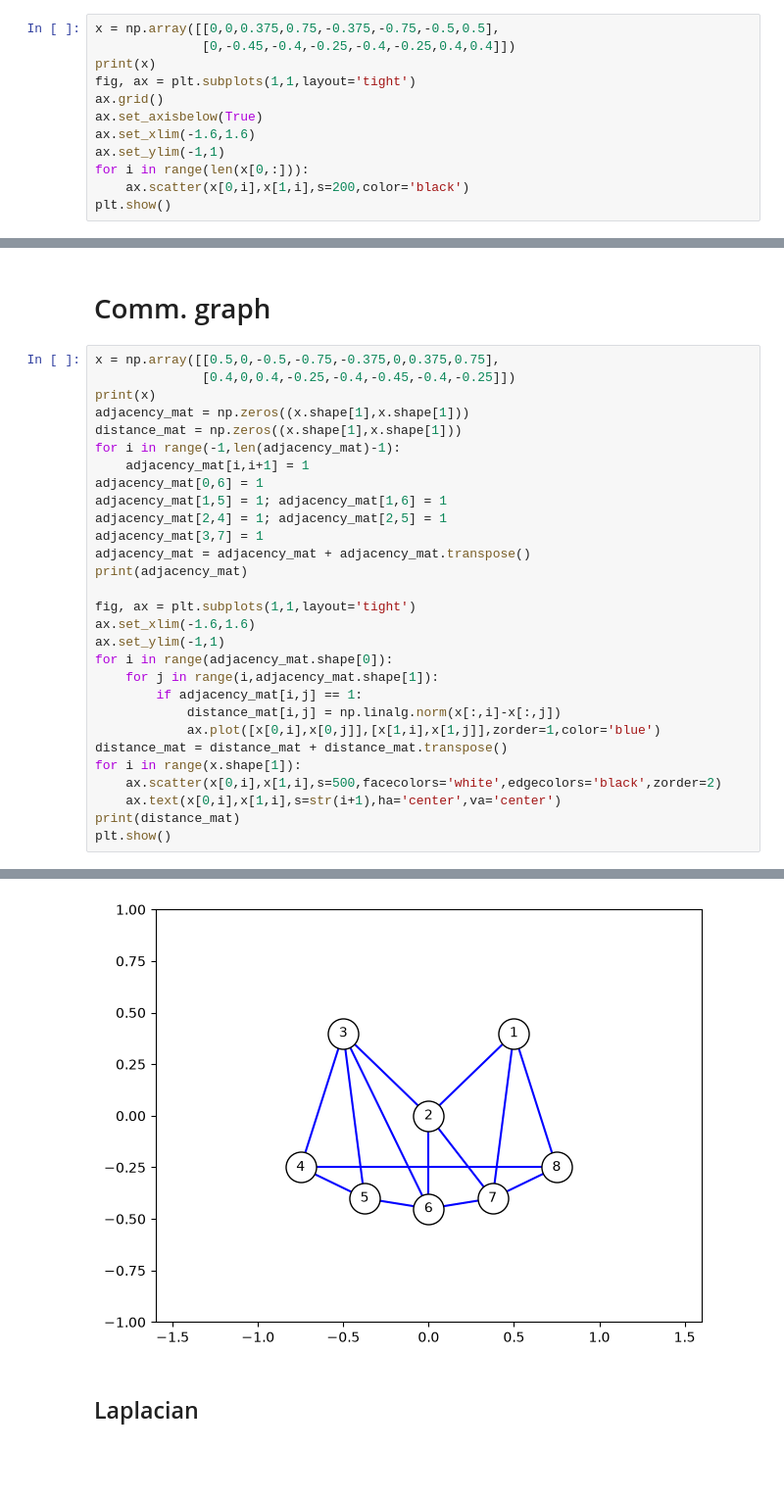
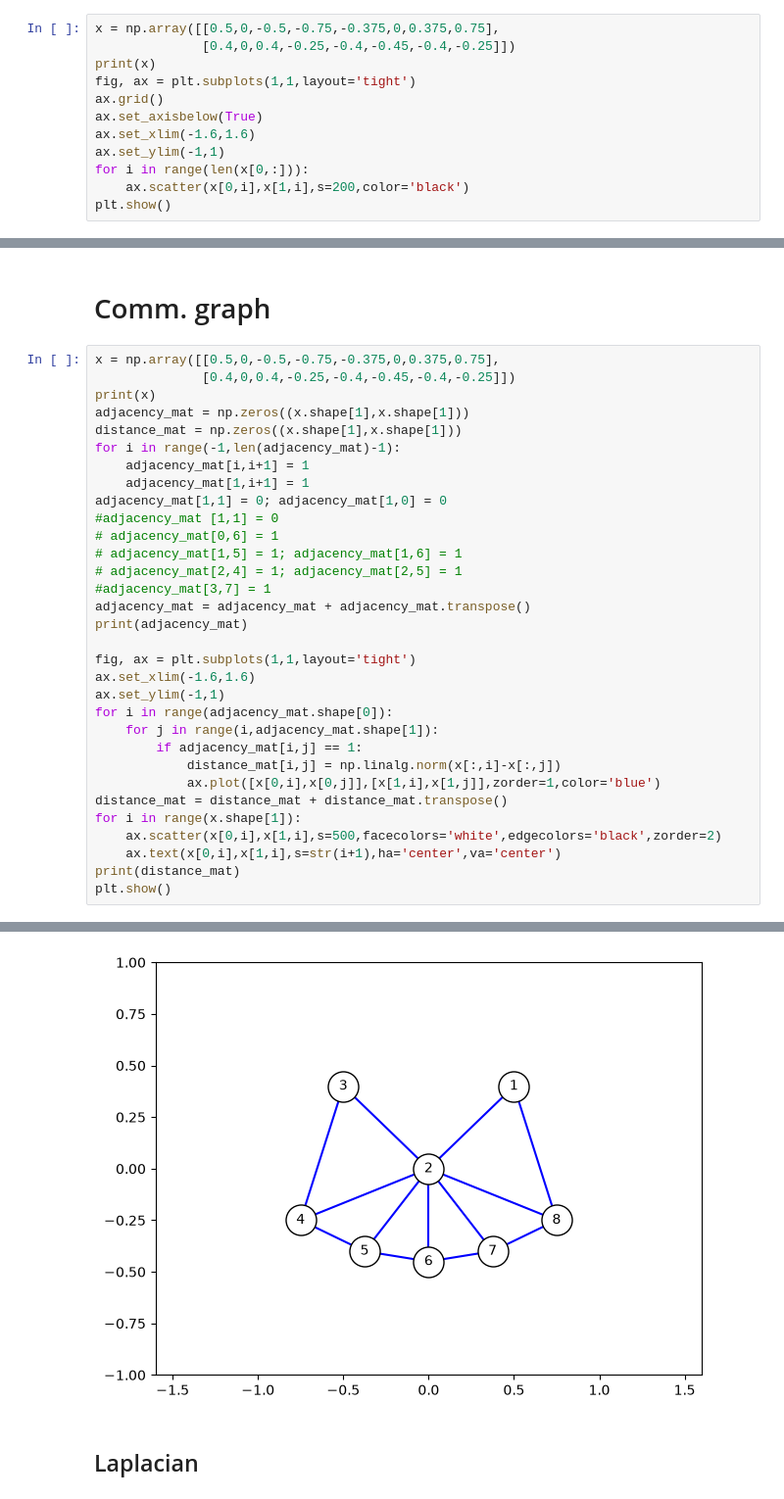
Before and after one commit to arunv54/MAE6870_hw3, a Jupyter notebook: bin/formation_a.ipynb, the cells around one changed output, grey strips where cells are left out. Shown at 98% size. Cells and saved outputs as stored; diff of their text form; blank space fills up the shorter version.

```diff
--- a/bin/formation_a.ipynb
+++ b/bin/formation_a.ipynb
@@ -4,8 +4,8 @@ import matplotlib.pyplot as plt
 # %% [markdown]
 # Formation plot
 # %%
-x = np.array([[0,0,0.375,0.75,-0.375,-0.75,-0.5,0.5],
-              [0,-0.45,-0.4,-0.25,-0.4,-0.25,0.4,0.4]])
+x = np.array([[0.5,0,-0.5,-0.75,-0.375,0,0.375,0.75],
+              [0.4,0,0.4,-0.25,-0.4,-0.45,-0.4,-0.25]])
 print(x)
 fig, ax = plt.subplots(1,1,layout='tight')
 ax.grid()
@@ -29,10 +29,13 @@ adjacency_mat = np.zeros((x.shape[1],x.shape[1]))
 distance_mat = np.zeros((x.shape[1],x.shape[1]))
 for i in range(-1,len(adjacency_mat)-1):
     adjacency_mat[i,i+1] = 1
-adjacency_mat[0,6] = 1
-adjacency_mat[1,5] = 1; adjacency_mat[1,6] = 1
-adjacency_mat[2,4] = 1; adjacency_mat[2,5] = 1
-adjacency_mat[3,7] = 1
+    adjacency_mat[1,i+1] = 1
+adjacency_mat[1,1] = 0; adjacency_mat[1,0] = 0
+#adjacency_mat [1,1] = 0
+# adjacency_mat[0,6] = 1
+# adjacency_mat[1,5] = 1; adjacency_mat[1,6] = 1
+# adjacency_mat[2,4] = 1; adjacency_mat[2,5] = 1
+#adjacency_mat[3,7] = 1
 adjacency_mat = adjacency_mat + adjacency_mat.transpose()
 print(adjacency_mat)
 
@@ -70,5 +73,5 @@ plt.show()
   0.40388736 0.        ]]
-[figure, old version]
+[figure, new version]
 # %% [markdown]
 ## Laplacian
 # %%
```
Also changed, not shown: parts of 3 cells of this notebook, 1 other file.
